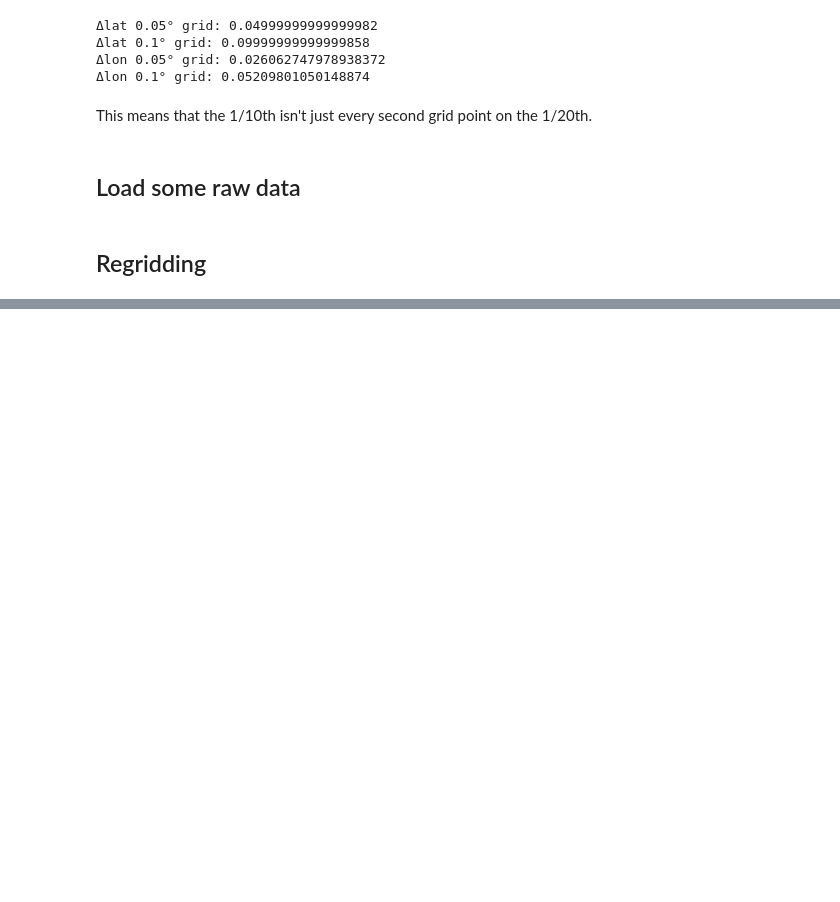
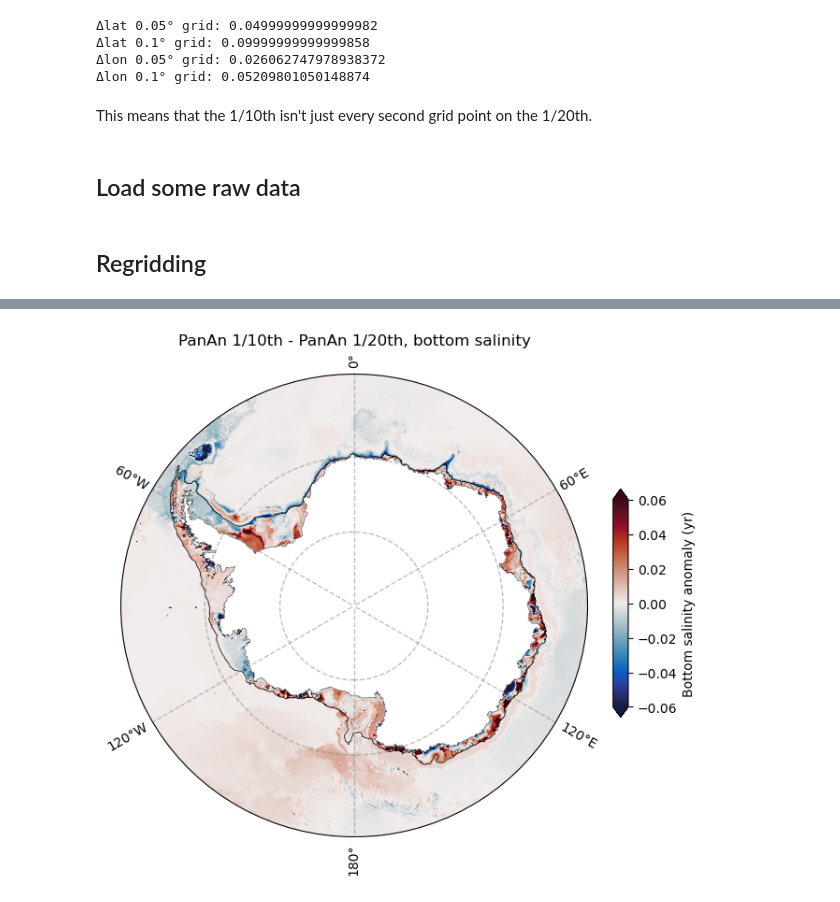
Before and after one commit to adele-morrison/panan-meltwater, a Jupyter notebook: notebooks/control_comparison/Control_Comparison_PanAns.ipynb, the cells around one changed output, grey strips where cells are left out. Cells and saved outputs as stored; diff of their text form; code cells hidden in the pictures; blank space fills up the shorter version.

```diff
--- a/notebooks/control_comparison/Control_Comparison_PanAns.ipynb
+++ b/notebooks/control_comparison/Control_Comparison_PanAns.ipynb
@@ -122,0 +160,3 @@ var005_regrid = regridder_005_to_01deg(salt_005_clean["sob"])
+# %%
+sob_anom = salt_01 - salt_005_regridded
+sob_anom
@@ -122,0 +188,2 @@ var005_regrid = regridder_005_to_01deg(salt_005_clean["sob"])
+# %%
+sob_anom_map = sob_anom.sel(time=slice('2006-01-01','2010-12-31')).mean(dim='time')
@@ -122,0 +216,4 @@ var005_regrid = regridder_005_to_01deg(salt_005_clean["sob"])
+# %%
+%%time
+
+sob_anom_map = sob_anom_map.load()
@@ -122,0 +266,5 @@ var005_regrid = regridder_005_to_01deg(salt_005_clean["sob"])
+# %%
+depth = grid010['deptho']
+land_mask = (0 * depth).fillna(1)
+land = xr.where(np.isnan(depth.rename('land')), 1, np.nan)
+depth_shelf, shelf_mask = shelf_mask_isobath(depth, 'mom6_01')
@@ -122,0 +274,50 @@ var005_regrid = regridder_005_to_01deg(salt_005_clean["sob"])
+# %%
+projection = ccrs.SouthPolarStereo()
+
+plt.figure(figsize=(7, 8))
+ax = plt.axes(projection=projection)
+ax.set_extent([-280, 80, -80, -59], crs=ccrs.PlateCarree())
+
+# Circular boundary
+theta = np.linspace(0, 2 * np.pi, 100)
+center, radius = [0.5,0.495], 0.5
+verts = np.vstack([np.sin(theta), np.cos(theta)]).T
+circle = mpath.Path(verts * radius + center)
+ax.set_boundary(circle, transform=ax.transAxes)
+
+# Filled land
+land.plot.contourf(ax=ax, colors='white',
+                   zorder=2,
+                   transform=ccrs.PlateCarree(),
+                   add_colorbar=False)
+
+# Coast line
+ax.contour(land_mask.cf['xh'], land_mask.cf['yh'], land_mask,
+           levels = [0, 1], colors = 'dimgrey',linewidths=0.5, transform = ccrs.PlateCarree())
+# Shelf contour
+ax.contour(shelf_mask.cf['xh'], shelf_mask.cf['yh'], shelf_mask,
+           levels = [0, 1], colors = 'k', linewidths=0.5,transform = ccrs.PlateCarree())
+
+# Adding polar axes
+ax.gridlines(crs=ccrs.PlateCarree(), draw_labels=True, linewidth=1,
+                    xlocs=range(-180,171,60), ylocs=[],
+                    color='gray', alpha=0.5, linestyle='--', zorder=10)
+ax.gridlines(crs=ccrs.PlateCarree(), draw_labels=False, linewidth=1,
+                    xlocs=[], ylocs=(-80,-70,-55),
+                    color='gray', alpha=0.5, linestyle='--', zorder=10)
+
+# Plotting
+sob_anom_map.plot(
+    x="xh",
+    y="yh",
+    transform=ccrs.PlateCarree(),
+    vmin=-0.06,
+    vmax=0.06,
+    extend="both",
+    cmap=cm.cm.balance, #cm ocean colour maps for more options, matplotlib has more also.
+    cbar_kwargs={"label": "Bottom salinity anomaly (yr)", "fraction": 0.03, "aspect": 15, "shrink": 0.7},
+);
+
+plt.title("PanAn 1/10th - PanAn 1/20th, bottom salinity");
+# %% [output]
+[figure, added]
```
Also changed, not shown: parts of 11 cells of this notebook, 3 other files.
